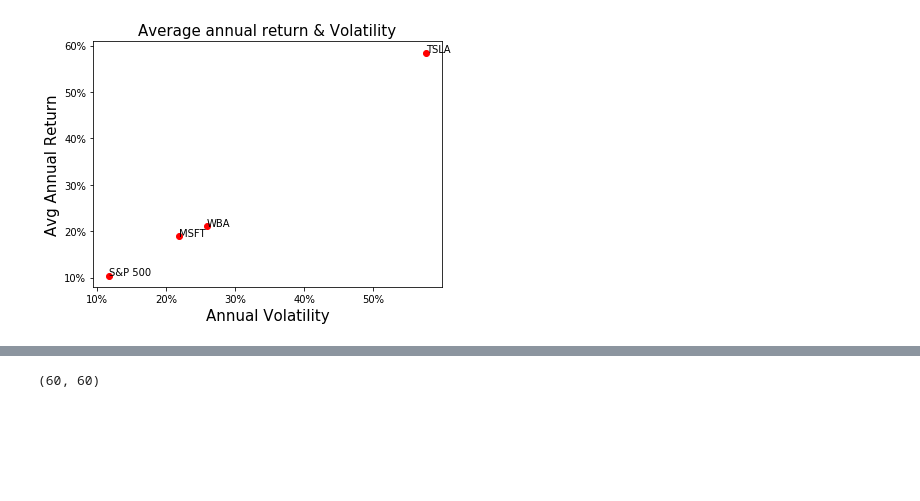
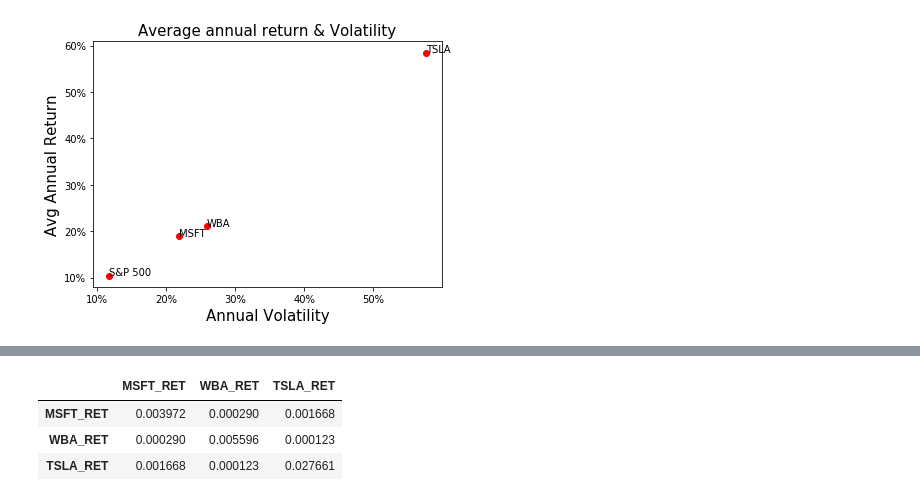
Before and after one commit to gaioNL/Portfolio.Management.Rice.2018, a Jupyter notebook: 2.Risk Mgt/wk2/risk-mgt-wk2-peer.ipynb, the cells around one changed output, grey strips where cells are left out. Saved outputs shown, nothing was run; the diff lists cells and outputs as text; code cells hidden in the pictures; blank space fills up the shorter version.

```diff
--- a/2.Risk Mgt/wk2/risk-mgt-wk2-peer.ipynb
+++ b/2.Risk Mgt/wk2/risk-mgt-wk2-peer.ipynb
@@ -251,4 +229,9 @@ corr_matrix = np.cov(df_stocks_ret_4_cov)
-# %%
-corr_matrix.shape
-# %% [output]
-(60, 60)
+# %%
+cov_m = df_stocks_ret_4_cov.cov()
+# %%
+cov_m
+# %% [output]
+|  | MSFT_RET | WBA_RET | TSLA_RET |
+| MSFT_RET | 0.003972 | 0.000290 | 0.001668 |
+| WBA_RET | 0.000290 | 0.005596 | 0.000123 |
+| TSLA_RET | 0.001668 | 0.000123 | 0.027661 |
```
Also changed, not shown: parts of 21 cells of this notebook, 9 other files.
